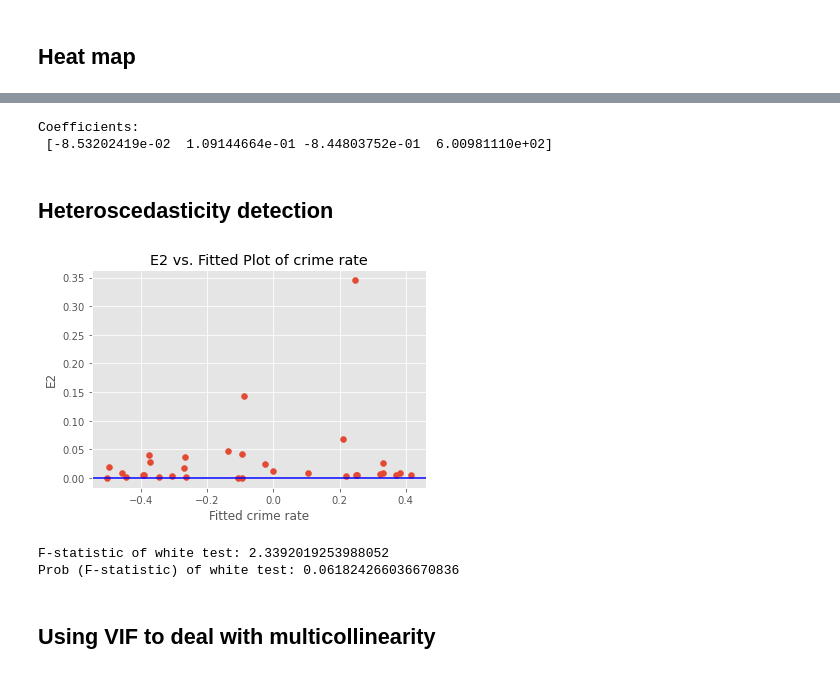
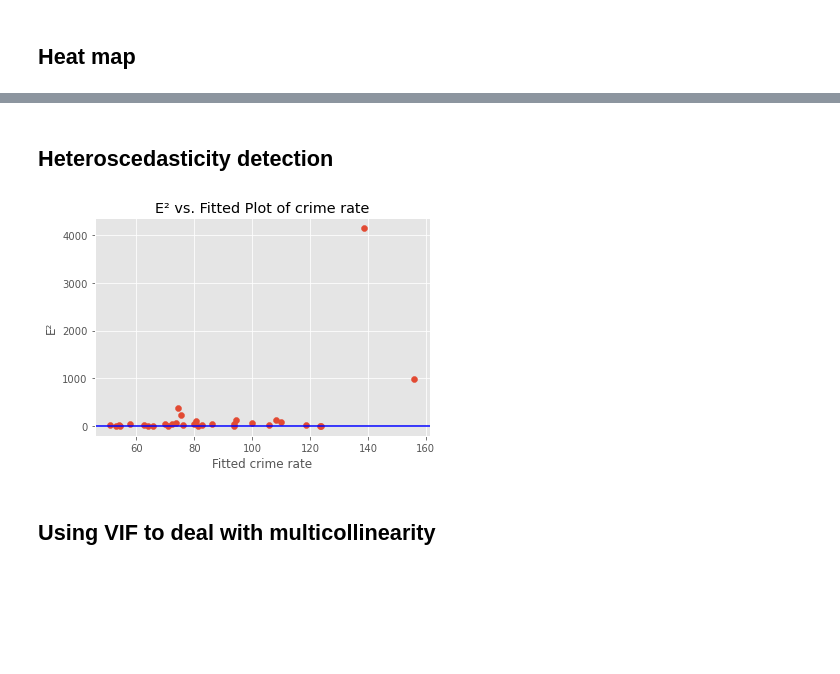
Before and after one commit to Murphy829/CASA0007_QM_A1, a Jupyter notebook: CASA0007_A1.ipynb, the cells around one changed output, grey strips where cells are left out. Cells and saved outputs as stored; diff of their text form; code cells hidden in the pictures; blank space fills up the shorter version.

```diff
--- a/CASA0007_A1.ipynb
+++ b/CASA0007_A1.ipynb
@@ -136,48 +135,21 @@ strong multicollinearity or other numerical problems.
-# %%
-from sklearn import linear_model
-# Create linear regression object
-regr = linear_model.LinearRegression()
-
-# Train the model using the training sets
-regr.fit(df.loc[:,['population_density', 'house_price', 'earning_below_LLW', 'employment_score']], df.crime_rate)
-
-# The coefficients
-print("Coefficients: \n", regr.coef_)
-# %% [output]
-Coefficients:
- [-8.53202419e-02  1.09144664e-01 -8.44803752e-01  6.00981110e+02]
 # %% [markdown]
 ## Heteroscedasticity detection
 # %%
 # Graphical test
-res = model_crime_rate2.resid
-fitted = model_crime_rate2.fittedvalues
+
+model_res = sm.formula.ols('crime_rate ~ population_density + house_price + earning_below_LLW + employment_score', df).fit()
+
+res = model_res.resid
+fitted = model_res.fittedvalues
 e2 = res**2
 
 plt.scatter(fitted, e2)
 # adding title and labels
 plt.xlabel('Fitted crime rate')
-plt.ylabel('E2')
-plt.title('E2 vs. Fitted Plot of crime rate')
-plt.savefig("E2_vs_fit_crime_rate.png")
-plt.axhline(y = 0, color = 'b',linestyle = '-')
+plt.ylabel('E²')
+plt.title('E² vs. Fitted Plot of crime rate')
+plt.savefig("E²_vs_fit_crime_rate.png",dpi=400)
+plt.axhline(y = 0.01, color = 'b',linestyle = '-')
 plt.show()
 # %% [output]
-[figure, old version]
+[figure, new version]
-# %%
-# White test
-import statsmodels.formula.api as smf
-
-df2 = df
-df2['resid_sq'] = model_crime_rate2.resid ** 2
-
-reg_resid = smf.ols(formula='resid_sq ~ population_density*house_price*earning_below_LLW*employment_score+I(population_density**2)+I(house_price**2)+I(earning_below_LLW**2)+I(employment_score**2)-population_density:house_price:earning_below_LLW:employment_score', data=df2)
-df2_resid = reg_resid.fit()
-white_F_statistic = df2_resid.fvalue
-white_F_pval = df2_resid.f_pvalue
-
-print(f'F-statistic of white test: {white_F_statistic}')
-print(f'Prob (F-statistic) of white test: {white_F_pval}')
-# %% [output]
-F-statistic of white test: 2.3392019253988052
-Prob (F-statistic) of white test: 0.061824266036670836
```
Also changed, not shown: parts of 43 cells of this notebook.
